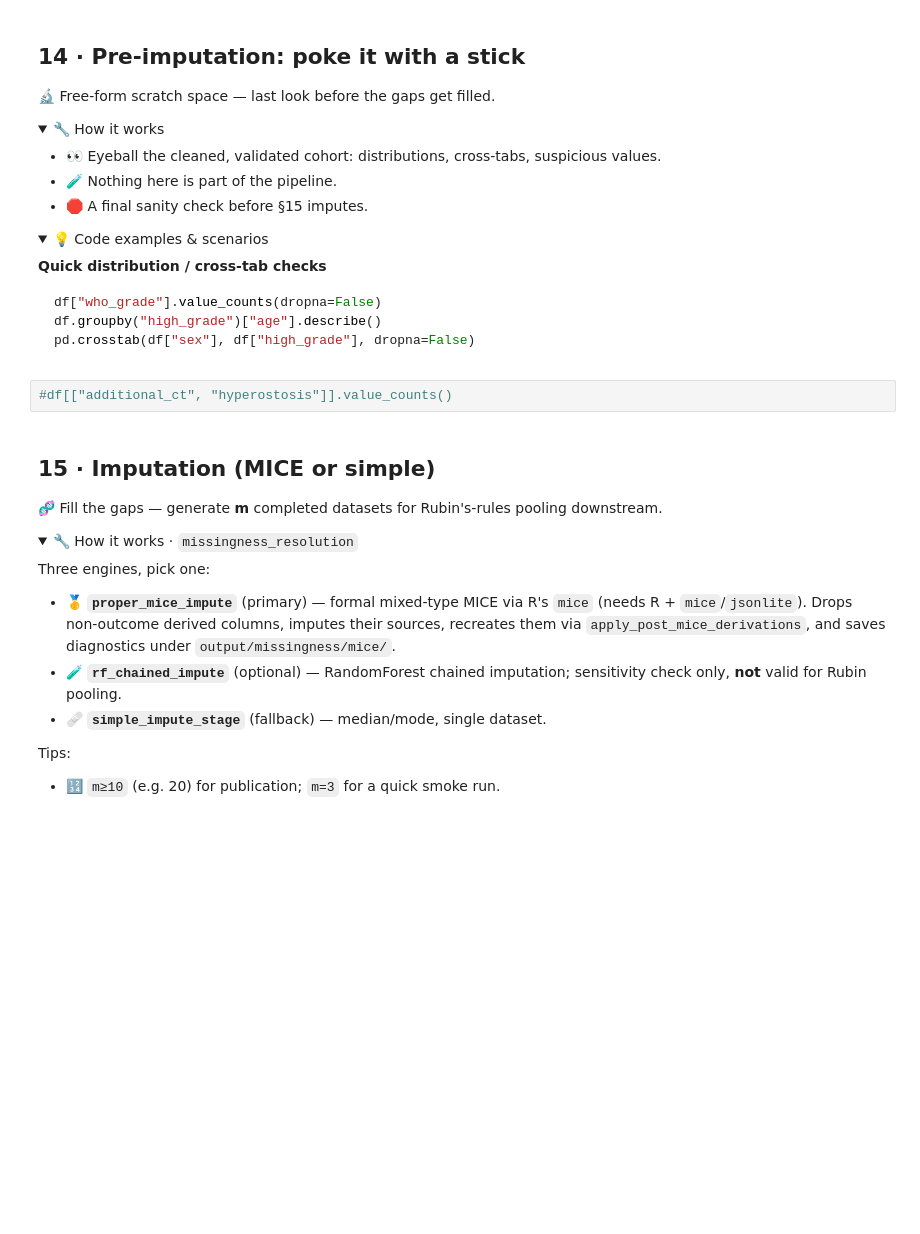
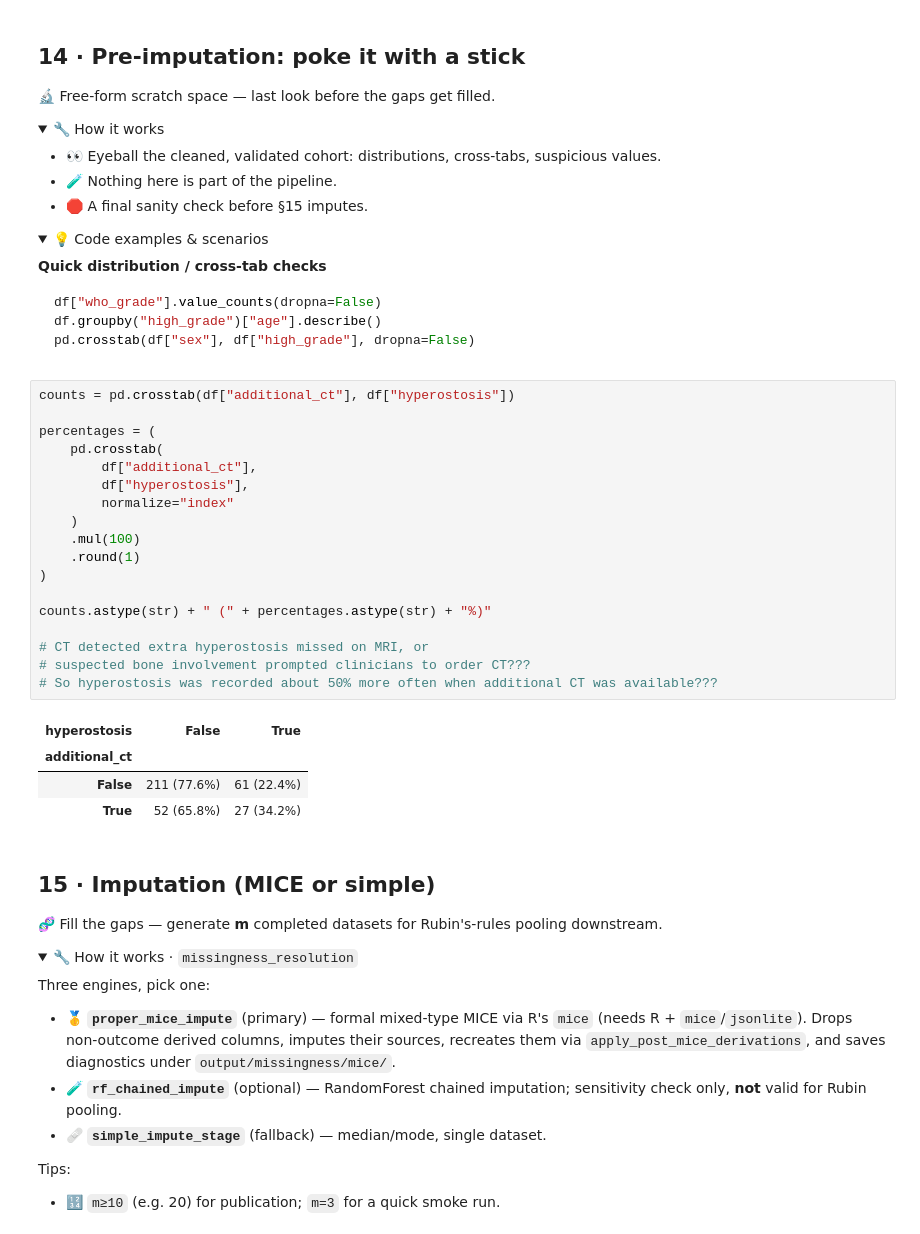
Before and after one commit to DrAndrushka/meningioma-atypier, a Jupyter notebook: heavy_machinery/meningioma-cleaning.ipynb, the cells around one changed output. Drawn from its saved outputs; the diff is of its cells as text; folded sections open; blank space fills up the shorter version.

````diff
--- a/heavy_machinery/meningioma-cleaning.ipynb
+++ b/heavy_machinery/meningioma-cleaning.ipynb
@@ -1252,8 +1402,29 @@ pd.crosstab(df["sex"], df["high_grade"], dropna=False)
 ```
 
 </details>
-# %%
-#df[["additional_ct", "hyperostosis"]].value_counts()
+# %%
+counts = pd.crosstab(df["additional_ct"], df["hyperostosis"])
+
+percentages = (
+    pd.crosstab(
+        df["additional_ct"],
+        df["hyperostosis"],
+        normalize="index"
+    )
+    .mul(100)
+    .round(1)
+)
+
+counts.astype(str) + " (" + percentages.astype(str) + "%)"
+
+# CT detected extra hyperostosis missed on MRI, or
+# suspected bone involvement prompted clinicians to order CT???
+# So hyperostosis was recorded about 50% more often when additional CT was available???
+# %% [output]
+| hyperostosis | False | True |
+| additional_ct |  |  |
+| False | 211 (77.6%) | 61 (22.4%) |
+| True | 52 (65.8%) | 27 (34.2%) |
 # %% [markdown]
 ## 15 · Imputation (MICE or simple)
 
````
Also changed, not shown: parts of 17 cells of this notebook.
